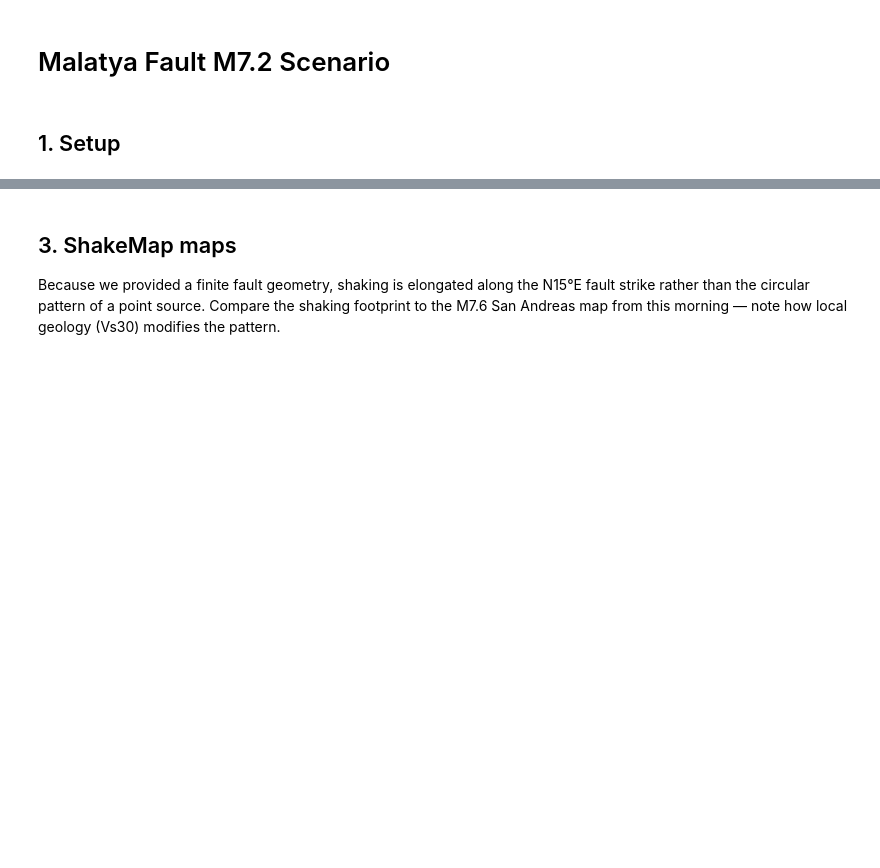
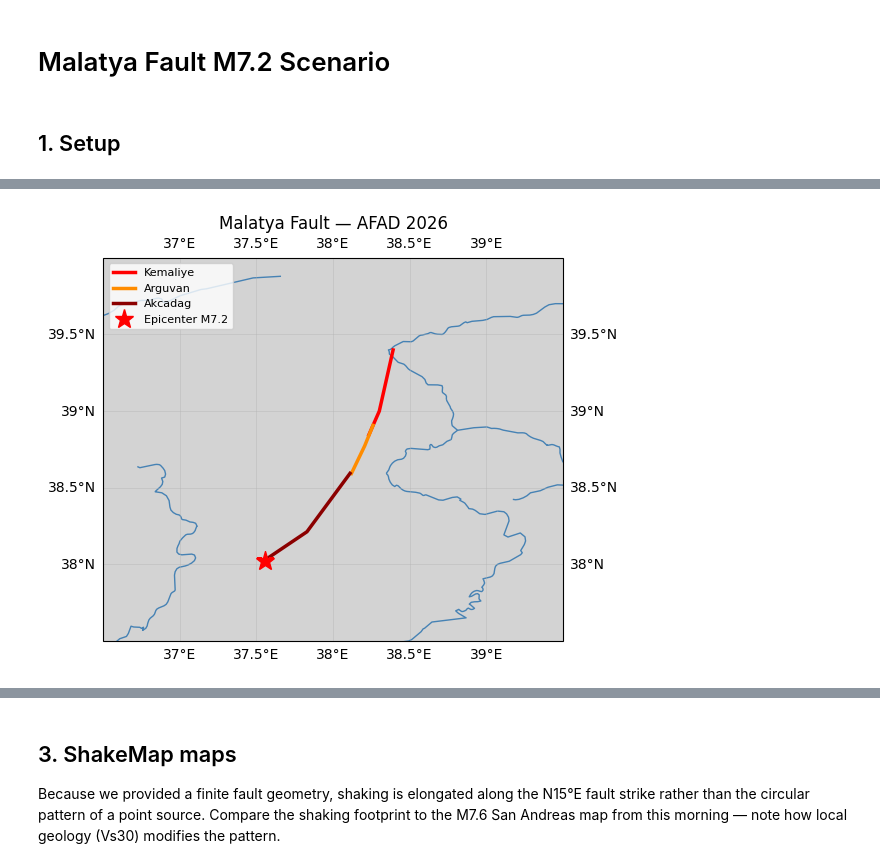
Before and after one commit to smithUSGS/shakemap-codespaces, a Jupyter notebook: data/notebooks/02_malatya_scenario.ipynb, the cells around one changed output, grey strips where cells are left out. Saved outputs shown, nothing was run; the diff lists cells and outputs as text; code cells hidden in the pictures; blank space fills up the shorter version.

```diff
--- a/data/notebooks/02_malatya_scenario.ipynb
+++ b/data/notebooks/02_malatya_scenario.ipynb
@@ -21,0 +55,31 @@ TR_DATA   = Path.home() / 'turkey_inputs'
+# %%
+import matplotlib.pyplot as plt
+import cartopy.crs as ccrs
+import cartopy.feature as cfeature
+
+# Segment traces from AFAD shapefile
+segments = {
+    'Kemaliye': {'lons': [38.392, 38.302, 38.234], 'lats': [39.399, 39.000, 38.845], 'color': 'red'},
+    'Arguvan':  {'lons': [38.261, 38.207, 38.120], 'lats': [38.907, 38.774, 38.593], 'color': 'darkorange'},
+    'Akcadag':  {'lons': [38.111, 37.830, 37.545], 'lats': [38.594, 38.213, 38.021], 'color': 'darkred'},
+}
+
+fig, ax = plt.subplots(figsize=(6, 8), subplot_kw={'projection': ccrs.PlateCarree()})
+ax.set_extent([36.5, 39.5, 37.5, 40.0], crs=ccrs.PlateCarree())
+ax.add_feature(cfeature.LAND, facecolor='lightgray')
+ax.add_feature(cfeature.RIVERS, edgecolor='steelblue')
+ax.gridlines(draw_labels=True, linewidth=0.5, alpha=0.5)
+
+for label, seg in segments.items():
+    ax.plot(seg['lons'], seg['lats'], '-', color=seg['color'],
+            linewidth=2.5, transform=ccrs.PlateCarree(), label=label)
+
+ax.plot(37.555, 38.024, '*', color='red', markersize=14,
+        transform=ccrs.PlateCarree(), label='Epicenter M7.2', zorder=10)
+
+ax.legend(fontsize=8, loc='upper left')
+ax.set_title('Malatya Fault — AFAD 2026')
+plt.tight_layout()
+plt.show()
+# %% [output]
+[figure, added]
```
Also changed, not shown: parts of 13 cells of this notebook, 2 other files.
